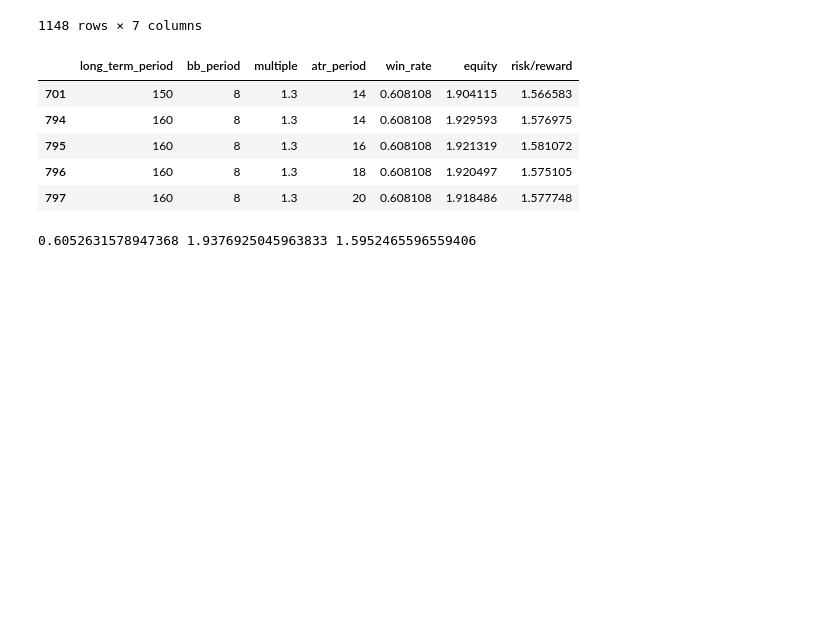
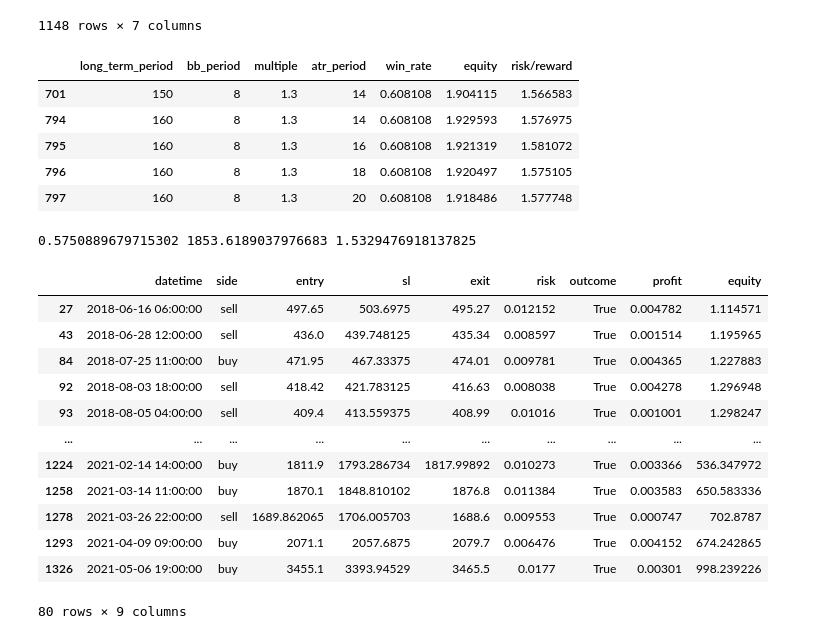
Before and after one commit to RDEvans31/saturn, a Jupyter notebook: Scalping tests.ipynb, the cells around one changed output. Drawn from its saved outputs; the diff is of its cells as text; code cells hidden in the pictures; blank space fills up the shorter version.

```diff
--- a/Scalping tests.ipynb
+++ b/Scalping tests.ipynb
@@ -262,14 +268,33 @@ long_term_period=160
 bb_period=8
 multiple=1.3
 atr_period=16
-historical_test_result, final_equity = backtest_bollinger_bands(recent_hourly,long_term_period,bb_period,multiple,atr_period)
+historical_test_result, final_equity = backtest_bollinger_bhourly_rawourly,long_term_period,bb_period,multiple,atr_period)
 risk_reward=(historical_test_result['profit'].divide(historical_test_result['risk']))
-risk_reward[risk_reward==0]=np.nan
+risk_reward[risk_reward==0]
+=np.nan
 mean_risk_reward=np.nanmean(risk_reward)
 win_rate=np.sum(historical_test_result['outcome'])/len(historical_test_result)
 print(win_rate, final_equity, mean_risk_reward)
 # %% [output]
-0.6052631578947368 1.9376925045963833 1.5952465596559406
+0.5750889679715302 1853.6189037976683 1.5329476918137825
+# %%
+historical_test_result=historical_test_result.loc[historical_test_result['profit']<0.005]
+historical_test_result=historical_test_result.loc[historical_test_result['profit']>0]
+historical_test_result
+# %% [output]
+|  | datetime | side | entry | sl | exit | risk | outcome | profit | equity |
+| 27 | 2018-06-16 06:00:00 | sell | 497.65 | 503.6975 | 495.27 | 0.012152 | True | 0.004782 | 1.114571 |
+| 43 | 2018-06-28 12:00:00 | sell | 436.0 | 439.748125 | 435.34 | 0.008597 | True | 0.001514 | 1.195965 |
+| 84 | 2018-07-25 11:00:00 | buy | 471.95 | 467.33375 | 474.01 | 0.009781 | True | 0.004365 | 1.227883 |
+| 92 | 2018-08-03 18:00:00 | sell | 418.42 | 421.783125 | 416.63 | 0.008038 | True | 0.004278 | 1.296948 |
+| 93 | 2018-08-05 04:00:00 | sell | 409.4 | 413.559375 | 408.99 | 0.01016 | True | 0.001001 | 1.298247 |
+| ... | ... | ... | ... | ... | ... | ... | ... | ... | ... |
+| 1224 | 2021-02-14 14:00:00 | buy | 1811.9 | 1793.286734 | 1817.99892 | 0.010273 | True | 0.003366 | 536.347972 |
+| 1258 | 2021-03-14 11:00:00 | buy | 1870.1 | 1848.810102 | 1876.8 | 0.011384 | True | 0.003583 | 650.583336 |
+| 1278 | 2021-03-26 22:00:00 | sell | 1689.862065 | 1706.005703 | 1688.6 | 0.009553 | True | 0.000747 | 702.8787 |
+| 1293 | 2021-04-09 09:00:00 | buy | 2071.1 | 2057.6875 | 2079.7 | 0.006476 | True | 0.004152 | 674.242865 |
+| 1326 | 2021-05-06 19:00:00 | buy | 3455.1 | 3393.94529 | 3465.5 | 0.0177 | True | 0.00301 | 998.239226 |
+80 rows × 9 columns
 # %%
 ax=historical_test_result.plot(x='datetime', y='equity', logy=True, legend=False)
 # %% [output]
```
Also changed, not shown: parts of 5 cells of this notebook, 4 other files.
